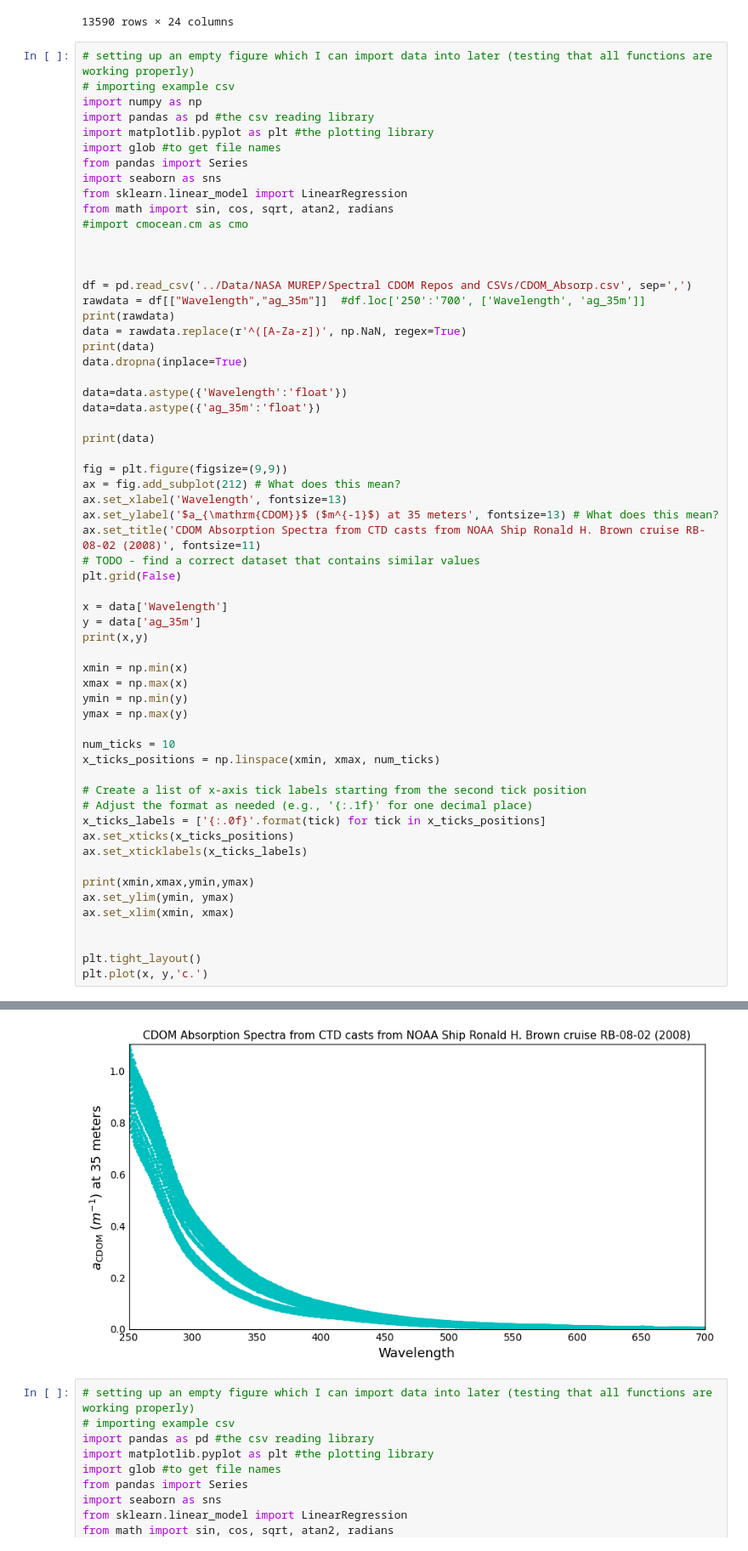
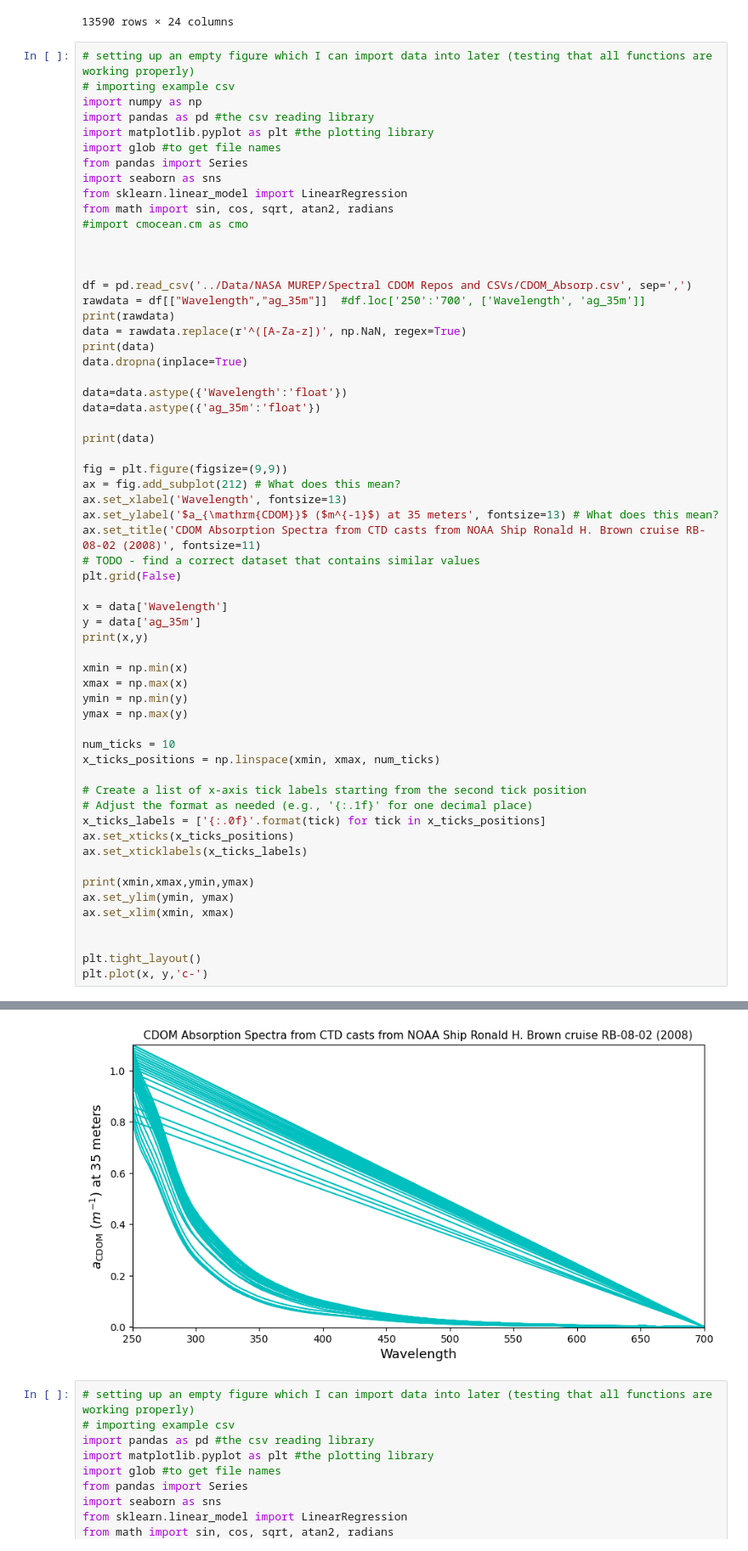
Before and after one commit to byruby-flatlantic143/MUREP-In-Progress-Notebooks, a Jupyter notebook: CDOM Spectral Plots - 2008.ipynb, the cells around one changed output, grey strips where cells are left out. Shown at 85% size. Saved outputs shown, nothing was run; the diff lists cells and outputs as text.

```diff
--- a/CDOM Spectral Plots - 2008.ipynb
+++ b/CDOM Spectral Plots - 2008.ipynb
@@ -104,35 +104,35 @@ x_ticks_positions = np.linspace(xmin, xmax, num_ticks)
 # Adjust the format as needed (e.g., '{:.1f}' for one decimal place)
 x_ticks_labels = ['{:.0f}'.format(tick) for tick in x_ticks_positions]
 ax.set_xticks(x_ticks_positions)
 ax.set_xticklabels(x_ticks_labels)
 
 print(xmin,xmax,ymin,ymax)
 ax.set_ylim(ymin, ymax)
 ax.set_xlim(xmin, xmax)
 
 
 plt.tight_layout()
-plt.plot(x, y,'c.')
+plt.plot(x, y,'c-')
 # %% [output]
       Wavelength    ag_35m
 0            250  8.88E-01
 1            251  8.64E-01
 2            252  8.45E-01
 3            253  8.26E-01
 4            254  8.10E-01
 ...          ...       ...
 13585        698        nd
 13586        699        nd
 13587        700        nd
 13588     Slopes        nd
 13589      a_440        nd
 ... (50 lines left out)
 12680    0.000102
 12681    0.000000
 Name: ag_35m, Length: 9922, dtype: float64
 250.0 700.0 -0.00134 1.1
 [<matplotlib.lines.Line2D at 0x...>]
-[figure, old version]
+[figure, new version]
 # %%
 # setting up an empty figure which I can import data into later (testing that all functions are working properly)
 # importing example csv
```
Also changed, not shown: 1 other file.
